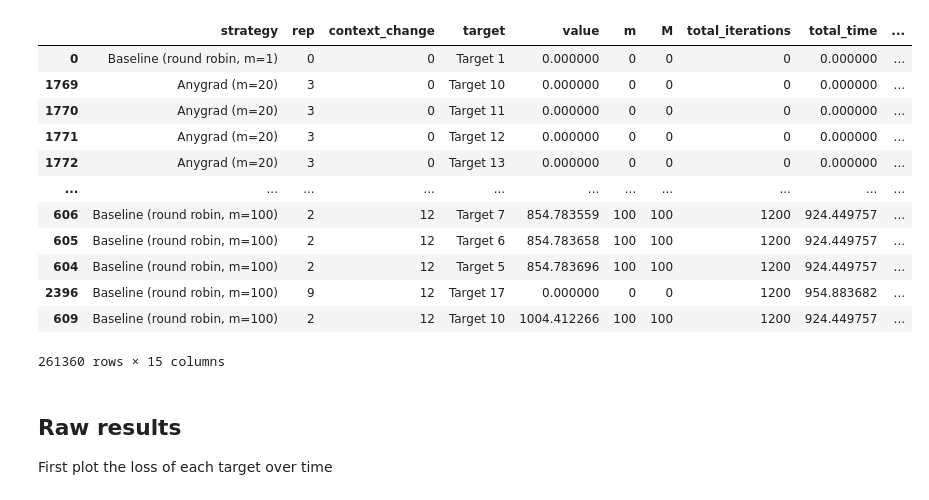
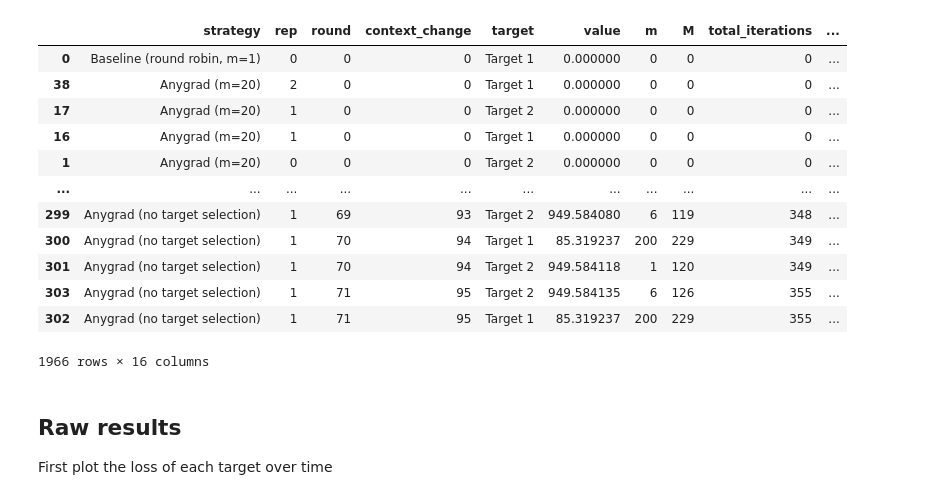
Before and after one commit to heymarco/anygrad, a Jupyter notebook: plotting/evaluate_autoencoder.ipynb, the cells around one changed output. Drawn from its saved outputs; the diff is of its cells as text; code cells hidden in the pictures.

```diff
--- a/plotting/evaluate_autoencoder.ipynb
+++ b/plotting/evaluate_autoencoder.ipynb
@@ -13,31 +13,31 @@ mpl.rc('font', family='serif')
 
 from src.utils import load_all_csv_in_dir
 # %%
-target_dir = ""
+target_dir = "gmm_anygrad"
 data_dir = os.path.join("..", "PythonAnygrad", "save", target_dir)
 data = load_all_csv_in_dir(data_dir)
 data = data.dropna(subset=["value"]).sort_values(by="total_iterations")
 
 strategies = np.unique(data["strategy"])
 targets = np.unique(data["target"])
 num_strategies = len(strategies)
 num_targets = len(targets)
 
 data
 # %% [output]
-|  | strategy | rep | context_change | target | value | m | M | total_iterations | total_time | ... |
-| 0 | Baseline (round robin, m=1) | 0 | 0 | Target 1 | 0.000000 | 0 | 0 | 0 | 0.000000 | ... |
-| 1769 | Anygrad (m=20) | 3 | 0 | Target 10 | 0.000000 | 0 | 0 | 0 | 0.000000 | ... |
-| 1770 | Anygrad (m=20) | 3 | 0 | Target 11 | 0.000000 | 0 | 0 | 0 | 0.000000 | ... |
-| 1771 | Anygrad (m=20) | 3 | 0 | Target 12 | 0.000000 | 0 | 0 | 0 | 0.000000 | ... |
-| 1772 | Anygrad (m=20) | 3 | 0 | Target 13 | 0.000000 | 0 | 0 | 0 | 0.000000 | ... |
+|  | strategy | rep | round | context_change | target | value | m | M | total_iterations | ... |
+| 0 | Baseline (round robin, m=1) | 0 | 0 | 0 | Target 1 | 0.000000 | 0 | 0 | 0 | ... |
+| 38 | Anygrad (m=20) | 2 | 0 | 0 | Target 1 | 0.000000 | 0 | 0 | 0 | ... |
+| 17 | Anygrad (m=20) | 1 | 0 | 0 | Target 2 | 0.000000 | 0 | 0 | 0 | ... |
+| 16 | Anygrad (m=20) | 1 | 0 | 0 | Target 1 | 0.000000 | 0 | 0 | 0 | ... |
+| 1 | Anygrad (m=20) | 0 | 0 | 0 | Target 2 | 0.000000 | 0 | 0 | 0 | ... |
 | ... | ... | ... | ... | ... | ... | ... | ... | ... | ... | ... |
-| 606 | Baseline (round robin, m=100) | 2 | 12 | Target 7 | 854.783559 | 100 | 100 | 1200 | 924.449757 | ... |
-| 605 | Baseline (round robin, m=100) | 2 | 12 | Target 6 | 854.783658 | 100 | 100 | 1200 | 924.449757 | ... |
-| 604 | Baseline (round robin, m=100) | 2 | 12 | Target 5 | 854.783696 | 100 | 100 | 1200 | 924.449757 | ... |
-| 2396 | Baseline (round robin, m=100) | 9 | 12 | Target 17 | 0.000000 | 0 | 0 | 1200 | 954.883682 | ... |
-| 609 | Baseline (round robin, m=100) | 2 | 12 | Target 10 | 1004.412266 | 100 | 100 | 1200 | 924.449757 | ... |
+| 299 | Anygrad (no target selection) | 1 | 69 | 93 | Target 2 | 949.584080 | 6 | 119 | 348 | ... |
+| 300 | Anygrad (no target selection) | 1 | 70 | 94 | Target 1 | 85.319237 | 200 | 229 | 349 | ... |
+| 301 | Anygrad (no target selection) | 1 | 70 | 94 | Target 2 | 949.584118 | 1 | 120 | 349 | ... |
+| 303 | Anygrad (no target selection) | 1 | 71 | 95 | Target 2 | 949.584135 | 6 | 126 | 355 | ... |
+| 302 | Anygrad (no target selection) | 1 | 71 | 95 | Target 1 | 85.319237 | 200 | 229 | 355 | ... |
-261360 rows × 15 columns
+1966 rows × 16 columns
 # %% [markdown]
 ## Raw results
 First plot the loss of each target over time
```
Also changed, not shown: parts of 2 cells of this notebook, 4 other files.
